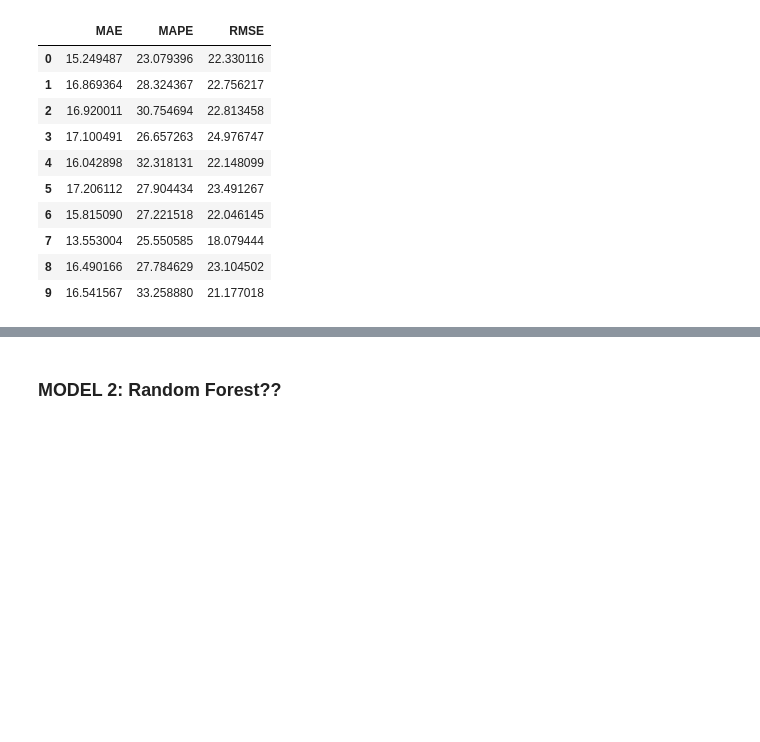
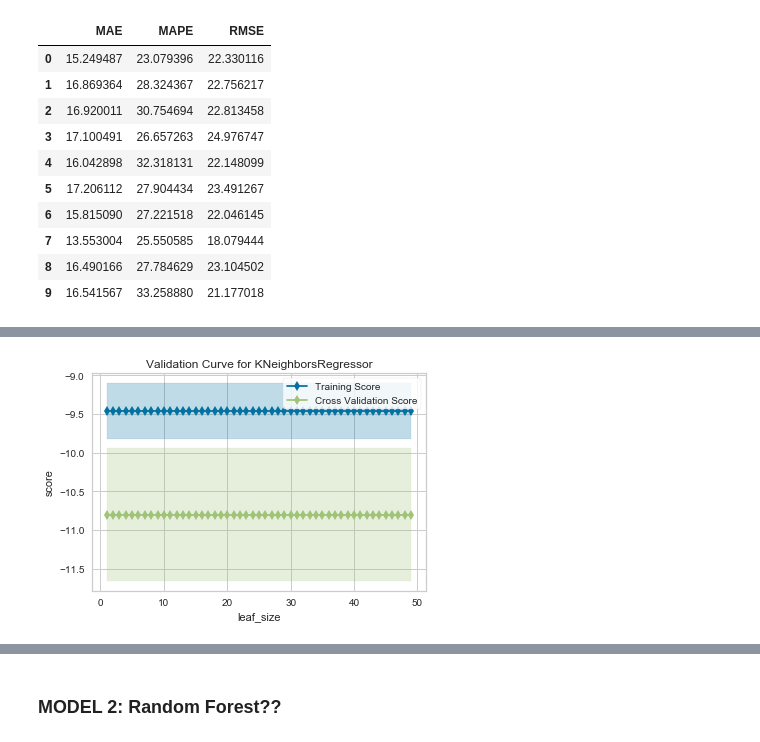
Before and after one commit to crkim13/7331DataMining, a Jupyter notebook: Lab2.ipynb, the cells around one changed output, grey strips where cells are left out. Cells and saved outputs as stored; diff of their text form; code cells hidden in the pictures; blank space fills up the shorter version.

```diff
--- a/Lab2.ipynb
+++ b/Lab2.ipynb
@@ -590,0 +728,11 @@ Cross Validation Fold Mean Error Scores
+# %%
+viz = ValidationCurve(
+    neighbors.KNeighborsRegressor(), param_name='leaf_size',
+    param_range=np.arange(1, 50), cv=cv_object2, scoring=mae_scorer
+)
+
+# Fit and poof the visualizer
+viz.fit(XSchPct, ySchPct)
+viz.poof()
+# %% [output]
+[figure, added]
```
Also changed, not shown: parts of 16 cells of this notebook.
